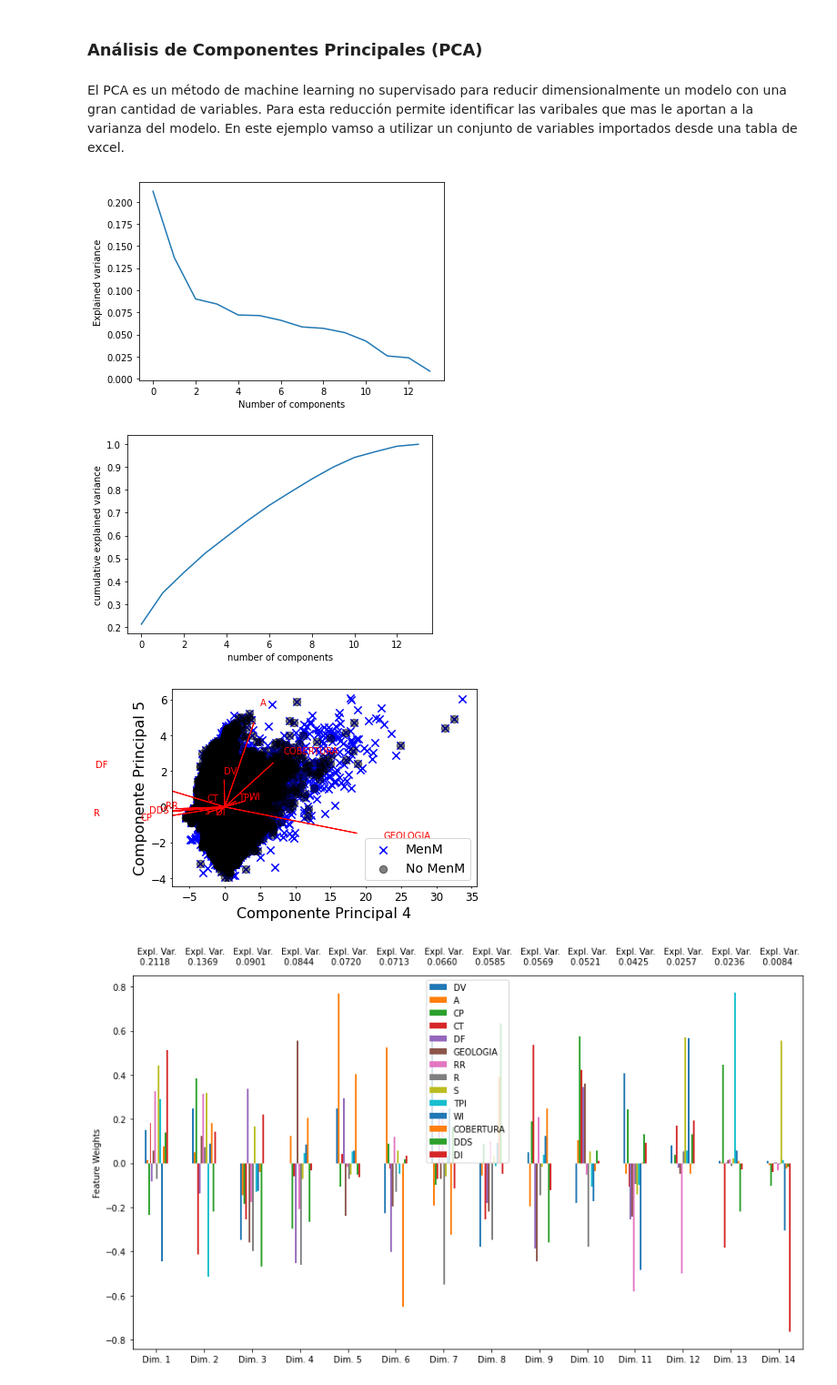
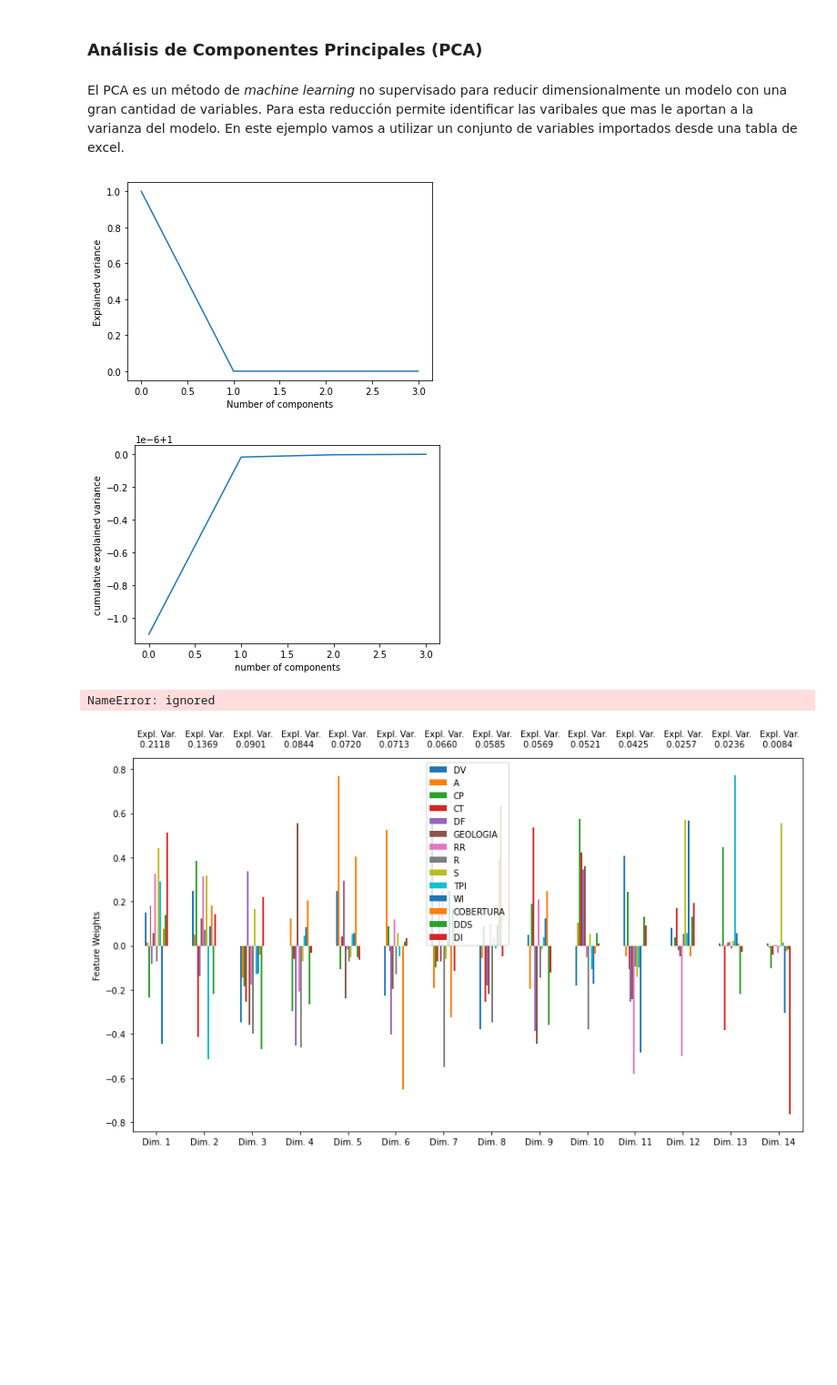
Before and after one commit to edieraristizabal/Libro_cartoGeotecnia, a Jupyter notebook: _sources/06_variables.ipynb, the cells around one changed output. Shown at 91% size. Cells and saved outputs as stored; diff of their text form; code cells hidden in the pictures; blank space fills up the shorter version.

Commit message:
variables

```diff
--- a/_sources/06_variables.ipynb
+++ b/_sources/06_variables.ipynb
@@ -280,0 +146,12 @@ array([[  3.19478416,   0.        ,  80.80084229,   0.9095459 ,
+# %%
+raster = rio.open('https://github.com/edieraristizabal/Libro_cartoGeotecnia/blob/master/data/Inventario_MenM.tif?raw=true')
+inventario=raster.read(1)
+raster_mask = rio.open('https://github.com/edieraristizabal/Libro_cartoGeotecnia/blob/master/data/Pendiente.tif?raw=true')
+msk=raster_mask.read_masks(1)
+msk=np.where(msk==255,1,np.nan)
+inventario=msk*inventario
+inventario_vector=inventario.ravel()
+inventario_vector_MenM=inventario_vector[~np.isnan(inventario_vector)]
+plt.imshow(inventario)
+plt.colorbar()
+inventario_vector_MenM.shape
@@ -280,0 +163,4 @@ array([[  3.19478416,   0.        ,  80.80084229,   0.9095459 ,
+# %%
+d={'inventario':inventario_vector_MenM,'pendiente':pendiente_vector_MenM,'flujo_acum':flujo_vector_MenM,'aspecto':aspecto_vector_MenM, 'geologia':geologia_vector_MenM}
+df = pd.DataFrame(d)
+print(list(df.columns))
@@ -280,0 +235,3 @@ array([[  3.19478416,   0.        ,  80.80084229,   0.9095459 ,
+# %%
+matriz=df.drop(['inventario'],axis=1) # función para eliminar una columna (axis=1)
+matriz.head()
@@ -429,33 +392,26 @@ sns.distplot(data['aspecto']);
 # %% [markdown]
 ### Análisis de Componentes Principales (PCA)
 # %% [markdown]
-El PCA es un método de machine learning no supervisado  para reducir dimensionalmente un modelo con una gran cantidad de variables. Para esta reducción permite identificar las varibales que mas le aportan a la varianza del modelo. En este ejemplo vamso a utilizar un conjunto de variables importados desde una tabla de excel.
+El PCA es un método de *machine learning* no supervisado  para reducir dimensionalmente un modelo con una gran cantidad de variables. Para esta reducción permite identificar las varibales que mas le aportan a la varianza del modelo. En este ejemplo vamos a utilizar un conjunto de variables importados desde una tabla de excel.
 # %%
 #se importan todas las librerias a utilizar
-import pandas as pd
-import matplotlib.pyplot as plt
-import numpy as np
 from PIL import Image
 from sklearn.decomposition import PCA
 from sklearn.preprocessing import scale
 
-#Se defien la ruta de acceso
-ruta_in=r"G:\My Drive\INVESTIGACION\PAPERS\PUBLICADOS\Regresion vs WOE_Mariana&Diana\Datos/"
-ruta_out=r"G:\My Drive\INVESTIGACION\PAPERS\PUBLICADOS\Regresion vs WOE_Mariana&Diana\Figuras/"
-
-#Se importan los archivos
-data= pd.read_excel(ruta_in+'PUNTOS.xlsx', sheet_name='PUNTOS')
-puntos=data['INVENTARIO']
-data.drop('INVENTARIO', axis=1, inplace=True)
+Se importan los archivos
+#data= pd.read_excel(ruta_in+'PUNTOS.xlsx', sheet_name='PUNTOS')
+#puntos=data['INVENTARIO']
+#data.drop('INVENTARIO', axis=1, inplace=True)
 
 # Se debe escalar los datos antes de aplicar PCA
-data = pd.DataFrame(scale(data), columns=['DV', 'A', 'CP', 'CT', 'DF', 'GEOLOGIA','RR','R','S','TPI','WI','COBERTURA','DDS','DI'])
+#data = pd.DataFrame(scale(data), columns=['DV', 'A', 'CP', 'CT', 'DF', 'GEOLOGIA','RR','R','S','TPI','WI','COBERTURA','DDS','DI'])
 
 ## Se implementa el análisi PCA con la libreria sklearn de python
-n = len(data.columns)
+n = len(matriz.columns)
 pca = PCA(n_components=n)
-pca = pca.fit(data)
-pca_samples = pca.transform(data)
+pca = pca.fit(matriz)
+pca_samples = pca.transform(matriz)
 
 #Se puede graficar cuanto aporta a la varianza cada componente generado
 plt.plot(pca.explained_variance_ratio_)
@@ -467,39 +423,39 @@ plt.show()
 plt.plot(np.cumsum(pca.explained_variance_ratio_))
 plt.xlabel('number of components')
 plt.ylabel('cumulative explained variance')
 plt.show()
 
 #Para identificar cada variable como se relaciona con las componentes utilizamos las figuras byplot de python
 # 0,1 denota el componente princiapl 1 y 2 (PC1 and PC2); para otros componentes se modifica el número
 xvector = pca.components_[0]
 yvector = pca.components_[1]
 
-xs = pca.transform(data)[:,0]
-ys = pca.transform(data)[:,1]
+xs = pca.transform(matriz)[:,0]
+ys = pca.transform(matriz)[:,1]
 
 mask1=np.ma.masked_where(puntos < 1,xs )
 mask2=np.ma.masked_where(puntos < 1,ys )
 
 ## Para visualizar las proyecciones de cada variable en los componentes se utiliza la siguiente función
 for i in range(len(xvector)):
 # arrows project features (ie columns from csv) as vectors onto PC axes
     plt.arrow(0, 0, xvector[i]*max(xs), yvector[i]*max(ys),
               color='r', width=0.0005, head_width=0.0025)
     plt.text(xvector[i]*max(xs)*1.2, yvector[i]*max(ys)*1.2,
-             list(data.columns.values)[i], color='r')
+             list(matriz.columns.values)[i], color='r')
 
 plt.scatter(xs, ys, s=70,marker='x',c='blue', label='MenM')
 plt.scatter(mask1,mask2,facecolors='black', edgecolors='black', s=70, alpha=0.5, label='No MenM')
 plt.tick_params('y', colors='k', labelsize=12, length=2)
 plt.tick_params('x', colors='k', labelsize= 12, length=2)
 plt.xlabel("Componente Principal 1", fontsize=16)
 plt.ylabel("Componente Principal 2", fontsize=16)
 plt.legend(fontsize=14)
 plt.show()
 # %% [output]
-[figure, old version]
+[figure, new version]
-[figure, old version]
+[figure, new version]
-[figure, removed]
+NameError: ignored
 # %%
 def pca_results(data, pca):
 
```
Also changed, not shown: parts of 123 cells of this notebook, 26 other files.
